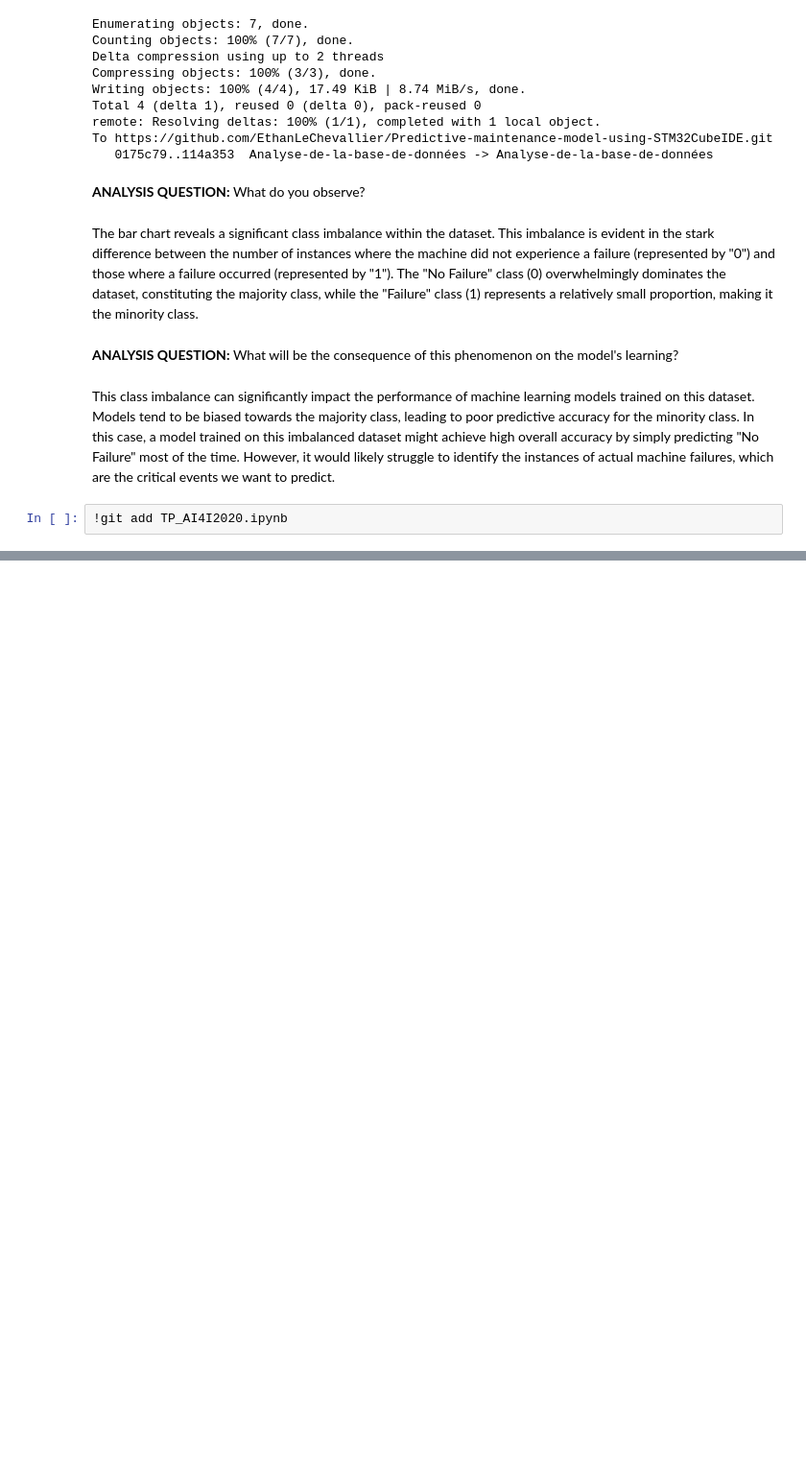
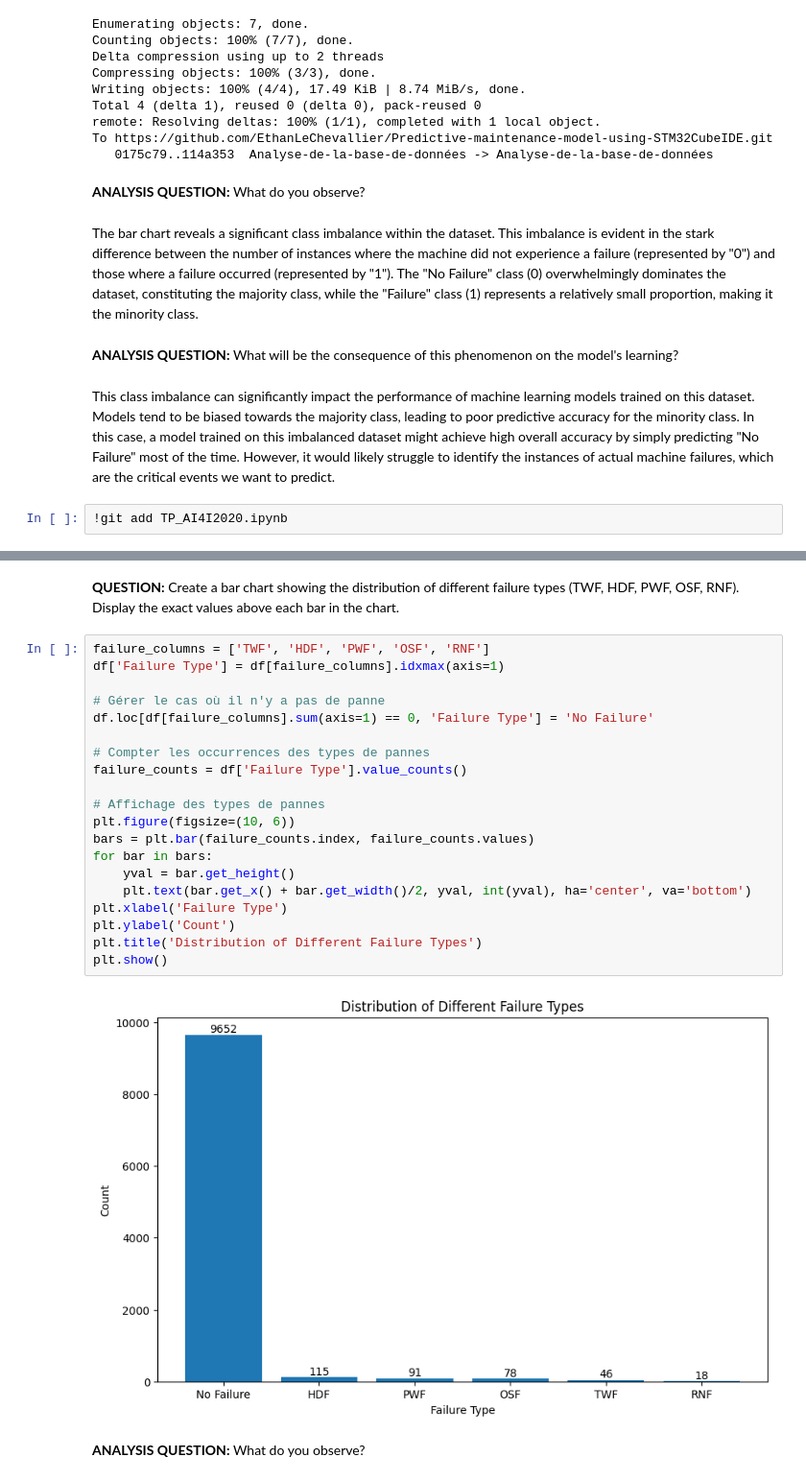
Before and after one commit to EthanLeChevallier/Predictive-maintenance-model-using-STM32CubeIDE, a Jupyter notebook: notebooks/TP_AI4I2020.ipynb, the cells around one changed output, grey strips where cells are left out. Shown at 96% size. Saved outputs shown, nothing was run; the diff lists cells and outputs as text; blank space fills up the shorter version.

Commit message:
Ajout du code sur les différents types de pannes et analyse des résultats obtenus

```diff
--- a/notebooks/TP_AI4I2020.ipynb
+++ b/notebooks/TP_AI4I2020.ipynb
@@ -129,0 +135,26 @@ nothing to commit, working tree clean
+# %% [markdown]
+**QUESTION:** Create a bar chart showing the distribution of different failure types (TWF, HDF, PWF, OSF, RNF). Display the exact values above each bar in the chart.
+# %%
+failure_columns = ['TWF', 'HDF', 'PWF', 'OSF', 'RNF']
+df['Failure Type'] = df[failure_columns].idxmax(axis=1)
+
+# Gérer le cas où il n'y a pas de panne
+df.loc[df[failure_columns].sum(axis=1) == 0, 'Failure Type'] = 'No Failure'
+
+# Compter les occurrences des types de pannes
+failure_counts = df['Failure Type'].value_counts()
+
+# Affichage des types de pannes
+plt.figure(figsize=(10, 6))
+bars = plt.bar(failure_counts.index, failure_counts.values)
+for bar in bars:
+    yval = bar.get_height()
+    plt.text(bar.get_x() + bar.get_width()/2, yval, int(yval), ha='center', va='bottom')
+plt.xlabel('Failure Type')
+plt.ylabel('Count')
+plt.title('Distribution of Different Failure Types')
+plt.show()
+# %% [output]
+[figure, added]
+# %% [markdown]
+**ANALYSIS QUESTION:** What do you observe?
```
Also changed, not shown: parts of 7 cells of this notebook.
